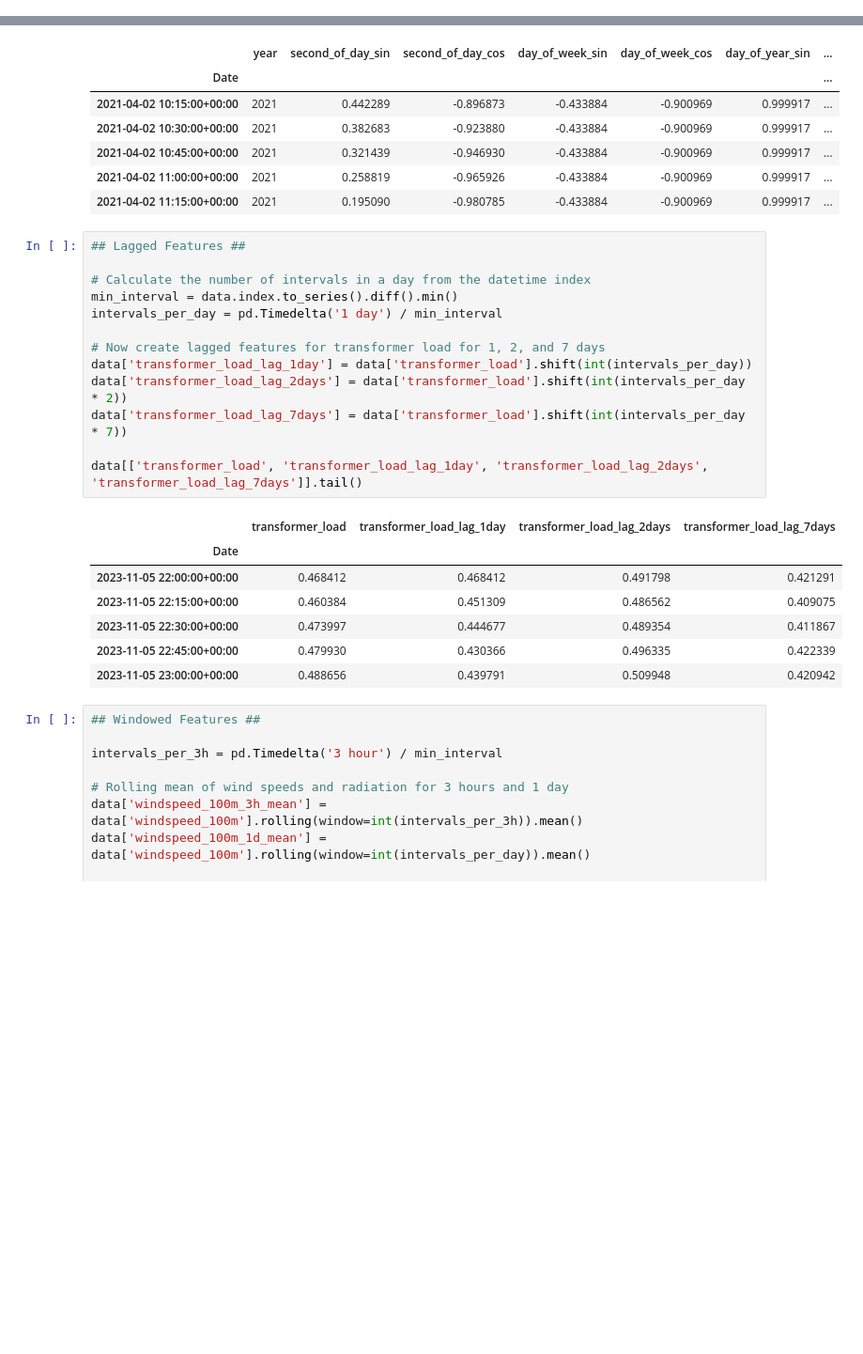
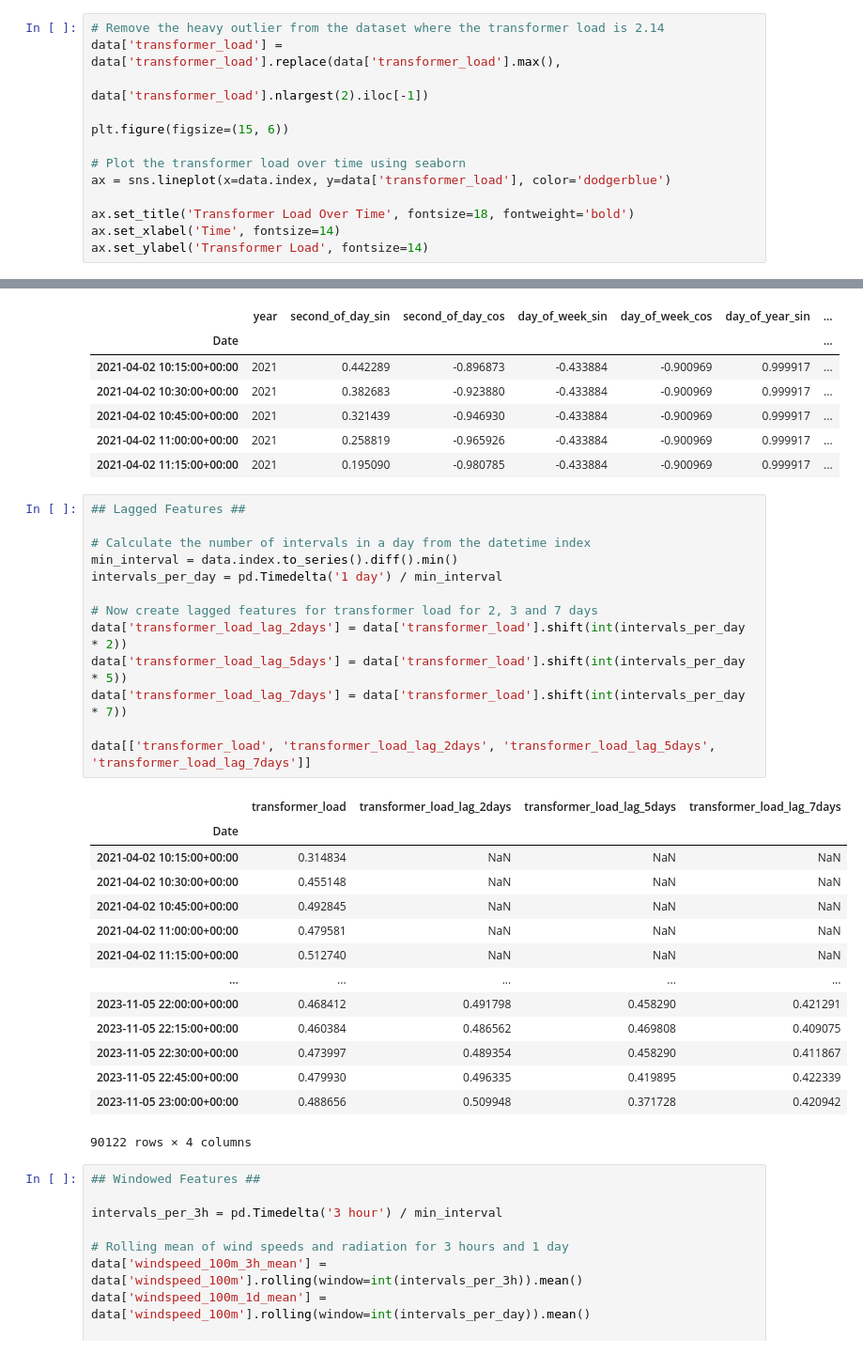
Before and after one commit to MaxPolak97/congestion-predictive-modelling, a Jupyter notebook: 01_Data_Analysis.ipynb, the cells around one changed output, grey strips where cells are left out. Shown at 94% size. Saved outputs shown, nothing was run; the diff lists cells and outputs as text; blank space fills up the shorter version.

Commit message:
Added Outlier removal

```diff
--- a/01_Data_Analysis.ipynb
+++ b/01_Data_Analysis.ipynb
@@ -132,0 +135,13 @@ plt.tight_layout()
+# %%
+# Remove the heavy outlier from the dataset where the transformer load is 2.14
+data['transformer_load'] = data['transformer_load'].replace(data['transformer_load'].max(),
+                                                            data['transformer_load'].nlargest(2).iloc[-1])
+
+plt.figure(figsize=(15, 6))
+
+# Plot the transformer load over time using seaborn
+ax = sns.lineplot(x=data.index, y=data['transformer_load'], color='dodgerblue')
+
+ax.set_title('Transformer Load Over Time', fontsize=18, fontweight='bold')
+ax.set_xlabel('Time', fontsize=14)
+ax.set_ylabel('Transformer Load', fontsize=14)
@@ -168,24 +186,31 @@ data[['year', 'second_of_day_sin', 'second_of_day_cos', 'day_of_week_sin', 'day_
 # %%
 ## Lagged Features ##
 
 # Calculate the number of intervals in a day from the datetime index
 min_interval = data.index.to_series().diff().min()
 intervals_per_day = pd.Timedelta('1 day') / min_interval
 
-# Now create lagged features for transformer load for 1, 2, and 7 days
-data['transformer_load_lag_1day'] = data['transformer_load'].shift(int(intervals_per_day))
+# Now create lagged features for transformer load for 2, 3 and 7 days
 data['transformer_load_lag_2days'] = data['transformer_load'].shift(int(intervals_per_day * 2))
+data['transformer_load_lag_5days'] = data['transformer_load'].shift(int(intervals_per_day * 5))
 data['transformer_load_lag_7days'] = data['transformer_load'].shift(int(intervals_per_day * 7))
 
-data[['transformer_load', 'transformer_load_lag_1day', 'transformer_load_lag_2days', 'transformer_load_lag_7days']].tail()
+data[['transformer_load', 'transformer_load_lag_2days', 'transformer_load_lag_5days', 'transformer_load_lag_7days']]
 # %% [output]
-|  | transformer_load | transformer_load_lag_1day | transformer_load_lag_2days | transformer_load_lag_7days |
+|  | transformer_load | transformer_load_lag_2days | transformer_load_lag_5days | transformer_load_lag_7days |
 | Date |  |  |  |  |
-| 2023-11-05 22:00:00+00:00 | 0.468412 | 0.468412 | 0.491798 | 0.421291 |
-| 2023-11-05 22:15:00+00:00 | 0.460384 | 0.451309 | 0.486562 | 0.409075 |
-| 2023-11-05 22:30:00+00:00 | 0.473997 | 0.444677 | 0.489354 | 0.411867 |
-| 2023-11-05 22:45:00+00:00 | 0.479930 | 0.430366 | 0.496335 | 0.422339 |
-| 2023-11-05 23:00:00+00:00 | 0.488656 | 0.439791 | 0.509948 | 0.420942 |
+| 2021-04-02 10:15:00+00:00 | 0.314834 | NaN | NaN | NaN |
+| 2021-04-02 10:30:00+00:00 | 0.455148 | NaN | NaN | NaN |
+| 2021-04-02 10:45:00+00:00 | 0.492845 | NaN | NaN | NaN |
+| 2021-04-02 11:00:00+00:00 | 0.479581 | NaN | NaN | NaN |
+| 2021-04-02 11:15:00+00:00 | 0.512740 | NaN | NaN | NaN |
+| ... | ... | ... | ... | ... |
+| 2023-11-05 22:00:00+00:00 | 0.468412 | 0.491798 | 0.458290 | 0.421291 |
+| 2023-11-05 22:15:00+00:00 | 0.460384 | 0.486562 | 0.469808 | 0.409075 |
+| 2023-11-05 22:30:00+00:00 | 0.473997 | 0.489354 | 0.458290 | 0.411867 |
+| 2023-11-05 22:45:00+00:00 | 0.479930 | 0.496335 | 0.419895 | 0.422339 |
+| 2023-11-05 23:00:00+00:00 | 0.488656 | 0.509948 | 0.371728 | 0.420942 |
+90122 rows × 4 columns
 # %%
 ## Windowed Features ##
 
```
Also changed, not shown: parts of 4 cells of this notebook.
